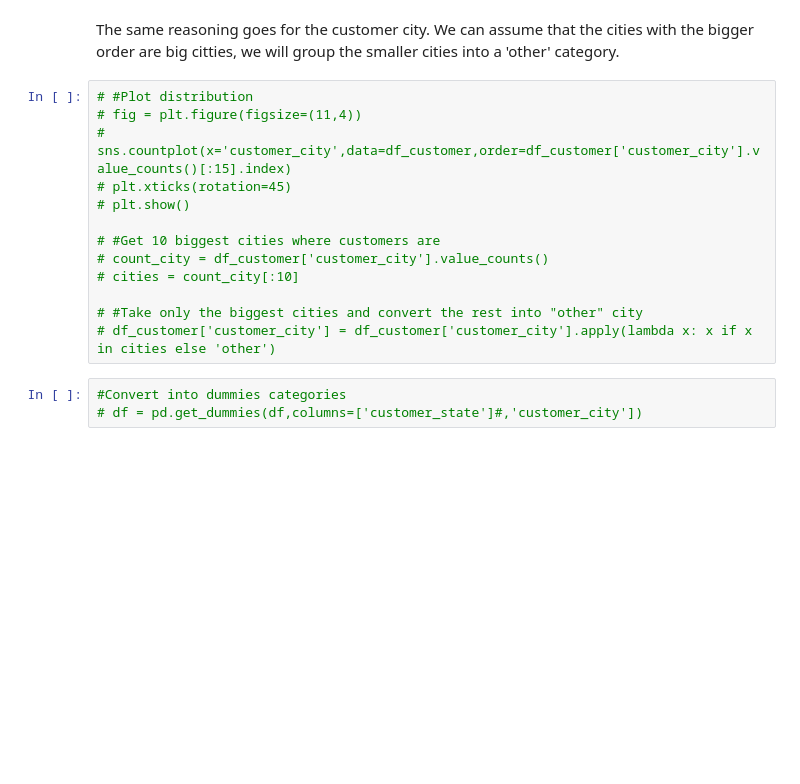
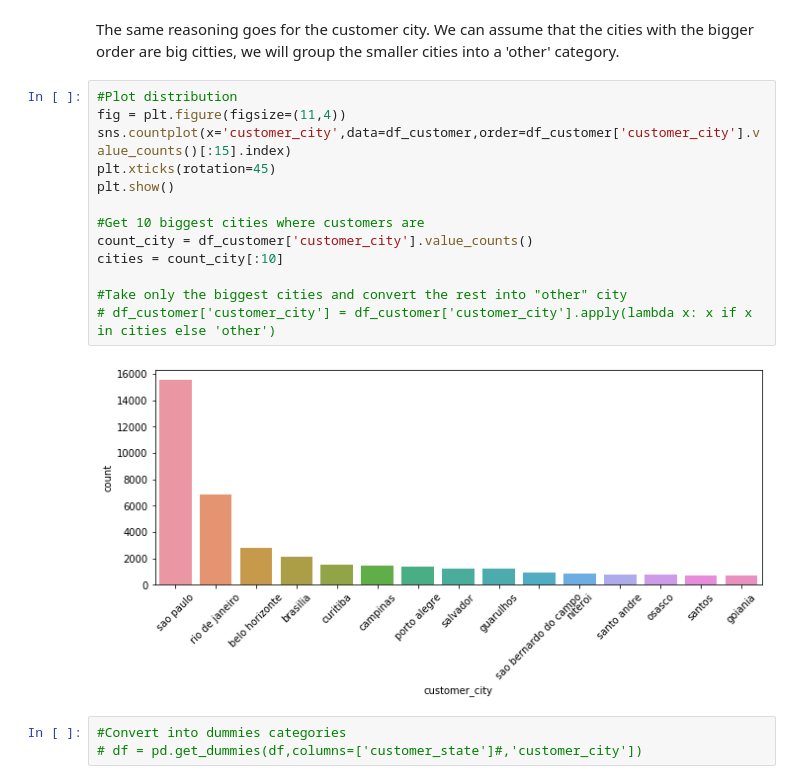
Before and after one commit to JulesLB/OpenClassroomsProject, a Jupyter notebook: Project5/Project5_Exploratory.ipynb, the cells around one changed output. Cells and saved outputs as stored; diff of their text form; blank space fills up the shorter version.

```diff
--- a/Project5/Project5_Exploratory.ipynb
+++ b/Project5/Project5_Exploratory.ipynb
@@ -266,18 +262,20 @@ customer.drop(columns=['customer_zip_code_prefix','customer_city'],inplace=True)
 # %% [markdown]
 The same reasoning goes for the customer city. We can assume that the cities with the bigger order are big citties, we will group the smaller cities into a 'other' category.
 # %%
-# #Plot distribution
-# fig = plt.figure(figsize=(11,4))
-# sns.countplot(x='customer_city',data=df_customer,order=df_customer['customer_city'].value_counts()[:15].index)
-# plt.xticks(rotation=45)
-# plt.show()
+#Plot distribution
+fig = plt.figure(figsize=(11,4))
+sns.countplot(x='customer_city',data=df_customer,order=df_customer['customer_city'].value_counts()[:15].index)
+plt.xticks(rotation=45)
+plt.show()
 
-# #Get 10 biggest cities where customers are
-# count_city = df_customer['customer_city'].value_counts()
-# cities = count_city[:10]
+#Get 10 biggest cities where customers are
+count_city = df_customer['customer_city'].value_counts()
+cities = count_city[:10]
 
-# #Take only the biggest cities and convert the rest into "other" city
+#Take only the biggest cities and convert the rest into "other" city
 # df_customer['customer_city'] = df_customer['customer_city'].apply(lambda x: x if x in cities else 'other')
+# %% [output]
+[figure, added]
 # %%
 #Convert into dummies categories
 # df = pd.get_dummies(df,columns=['customer_state']#,'customer_city'])
```
Also changed, not shown: parts of 26 cells of this notebook.
